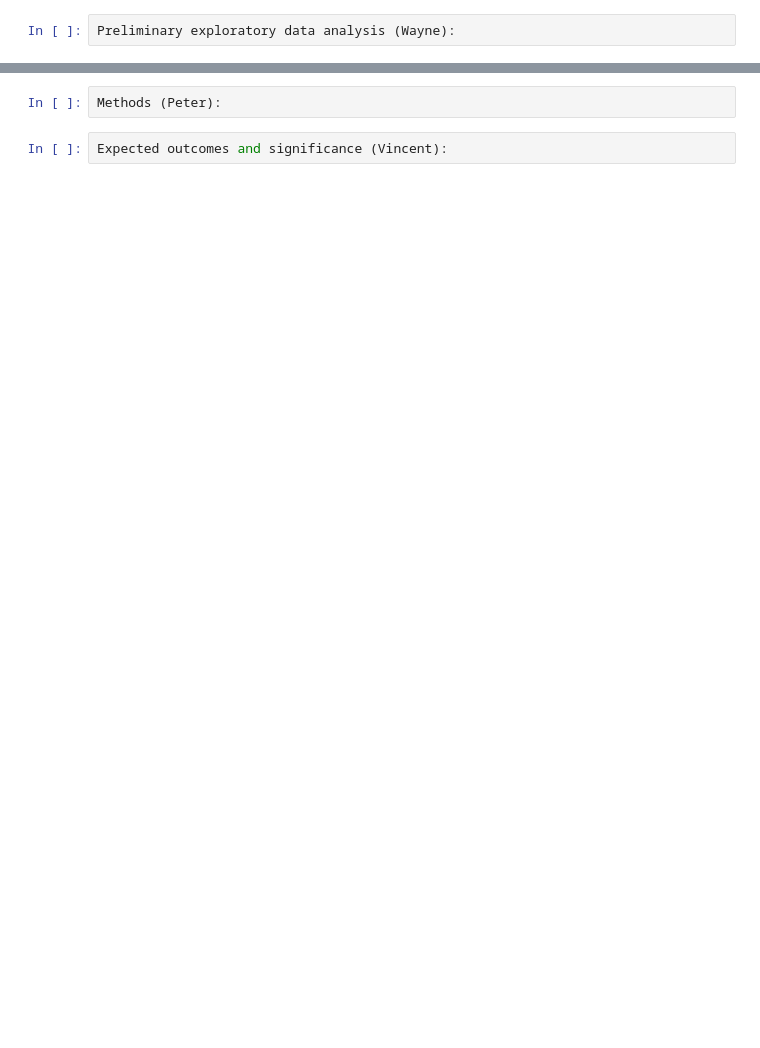
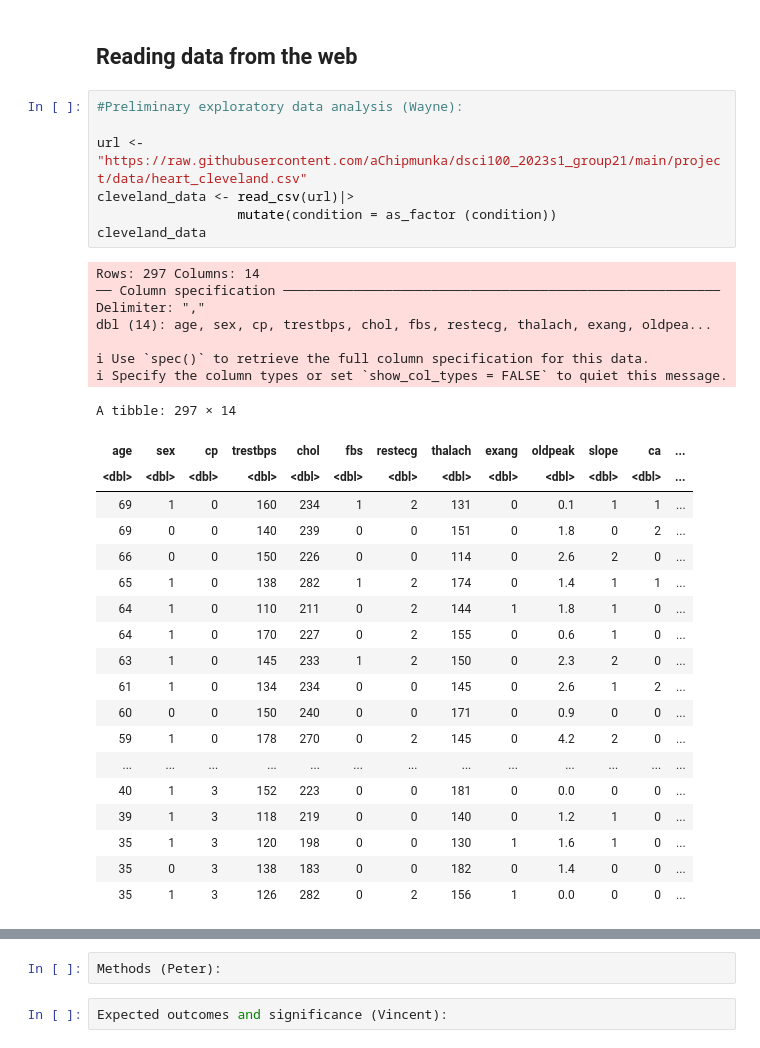
Before and after one commit to aChipmunka/dsci100_2023s1_group21, a Jupyter notebook: project/group_project_proposal.ipynb, the cells around one changed output, grey strips where cells are left out. Drawn from its saved outputs; the diff is of its cells as text; blank space fills up the shorter version.

Commit message:
added preliminary analysis

```diff
--- a/project/group_project_proposal.ipynb
+++ b/project/group_project_proposal.ipynb
@@ -12,2 +38,36 @@ The goal of our data analysis is to create a classification model that is able t
+# %% [markdown]
+## Reading data from the web
 # %%
-Preliminary exploratory data analysis (Wayne):
+#Preliminary exploratory data analysis (Wayne):
+
+url <- "https://raw.githubusercontent.com/aChipmunka/dsci100_2023s1_group21/main/project/data/heart_cleveland.csv"
+cleveland_data <- read_csv(url)|>
+                  mutate(condition = as_factor (condition))
+cleveland_data
+# %% [output]
+Rows: 297 Columns: 14
+── Column specification ────────────────────────────────────────────────────────
+Delimiter: ","
+dbl (14): age, sex, cp, trestbps, chol, fbs, restecg, thalach, exang, oldpea...
+
+ℹ Use `spec()` to retrieve the full column specification for this data.
+ℹ Specify the column types or set `show_col_types = FALSE` to quiet this message.
+A tibble: 297 × 14
+| age | sex | cp | trestbps | chol | fbs | restecg | thalach | exang | oldpeak | slope | ca | ... |
+| <dbl> | <dbl> | <dbl> | <dbl> | <dbl> | <dbl> | <dbl> | <dbl> | <dbl> | <dbl> | <dbl> | <dbl> | ... |
+| 69 | 1 | 0 | 160 | 234 | 1 | 2 | 131 | 0 | 0.1 | 1 | 1 | ... |
+| 69 | 0 | 0 | 140 | 239 | 0 | 0 | 151 | 0 | 1.8 | 0 | 2 | ... |
+| 66 | 0 | 0 | 150 | 226 | 0 | 0 | 114 | 0 | 2.6 | 2 | 0 | ... |
+| 65 | 1 | 0 | 138 | 282 | 1 | 2 | 174 | 0 | 1.4 | 1 | 1 | ... |
+| 64 | 1 | 0 | 110 | 211 | 0 | 2 | 144 | 1 | 1.8 | 1 | 0 | ... |
+| 64 | 1 | 0 | 170 | 227 | 0 | 2 | 155 | 0 | 0.6 | 1 | 0 | ... |
+| 63 | 1 | 0 | 145 | 233 | 1 | 2 | 150 | 0 | 2.3 | 2 | 0 | ... |
+| 61 | 1 | 0 | 134 | 234 | 0 | 0 | 145 | 0 | 2.6 | 1 | 2 | ... |
+| 60 | 0 | 0 | 150 | 240 | 0 | 0 | 171 | 0 | 0.9 | 0 | 0 | ... |
+| 59 | 1 | 0 | 178 | 270 | 0 | 2 | 145 | 0 | 4.2 | 2 | 0 | ... |
+| ... | ... | ... | ... | ... | ... | ... | ... | ... | ... | ... | ... | ... |
+| 40 | 1 | 3 | 152 | 223 | 0 | 0 | 181 | 0 | 0.0 | 0 | 0 | ... |
+| 39 | 1 | 3 | 118 | 219 | 0 | 0 | 140 | 0 | 1.2 | 1 | 0 | ... |
+| 35 | 1 | 3 | 120 | 198 | 0 | 0 | 130 | 1 | 1.6 | 1 | 0 | ... |
+| 35 | 0 | 3 | 138 | 183 | 0 | 0 | 182 | 0 | 1.4 | 0 | 0 | ... |
+| 35 | 1 | 3 | 126 | 282 | 0 | 2 | 156 | 1 | 0.0 | 0 | 0 | ... |
```
Also changed, not shown: parts of 13 cells of this notebook.
